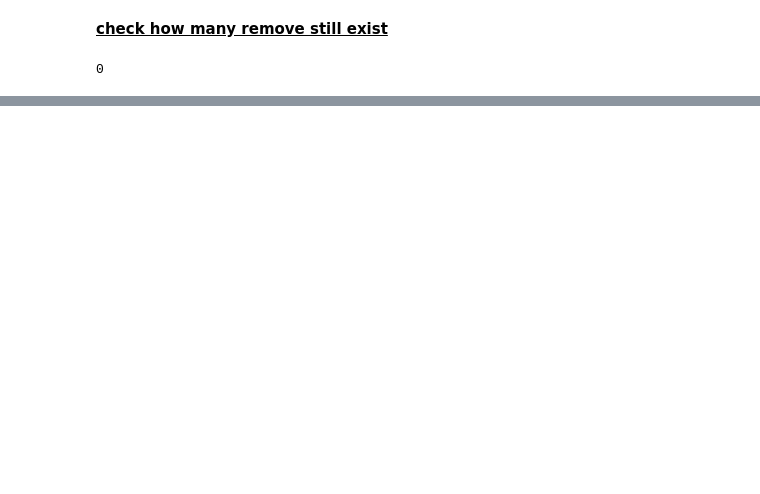
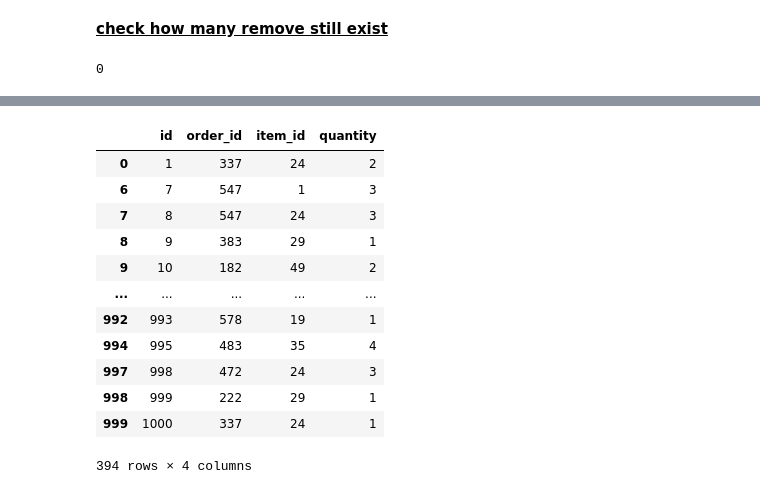
Before and after one commit to ShaniStaretz-ai/dataScience-14-May-25-Exam-b, a Jupyter notebook: Question1.ipynb, the cells around one changed output, grey strips where cells are left out. Cells and saved outputs as stored; diff of their text form; code cells hidden in the pictures; blank space fills up the shorter version.

```diff
--- a/Question1.ipynb
+++ b/Question1.ipynb
@@ -238,0 +240,19 @@ Name: customer_id, dtype: int32
+# %%
+# Remove order_items that belong to removed customers' orders
+orders_of_removed_customers = orders_df[orders_df['customer_id'].isin(customer_df_remove['id'])].copy()
+order_item_df = order_item_df[~order_item_df['order_id'].isin(orders_of_removed_customers['order_id'])].copy()
+order_item_df
+# %% [output]
+|  | id | order_id | item_id | quantity |
+| 0 | 1 | 337 | 24 | 2 |
+| 6 | 7 | 547 | 1 | 3 |
+| 7 | 8 | 547 | 24 | 3 |
+| 8 | 9 | 383 | 29 | 1 |
+| 9 | 10 | 182 | 49 | 2 |
+| ... | ... | ... | ... | ... |
+| 992 | 993 | 578 | 19 | 1 |
+| 994 | 995 | 483 | 35 | 4 |
+| 997 | 998 | 472 | 24 | 3 |
+| 998 | 999 | 222 | 29 | 1 |
+| 999 | 1000 | 337 | 24 | 1 |
+394 rows × 4 columns
```
Also changed, not shown: parts of 2 cells of this notebook, 1 other file.
